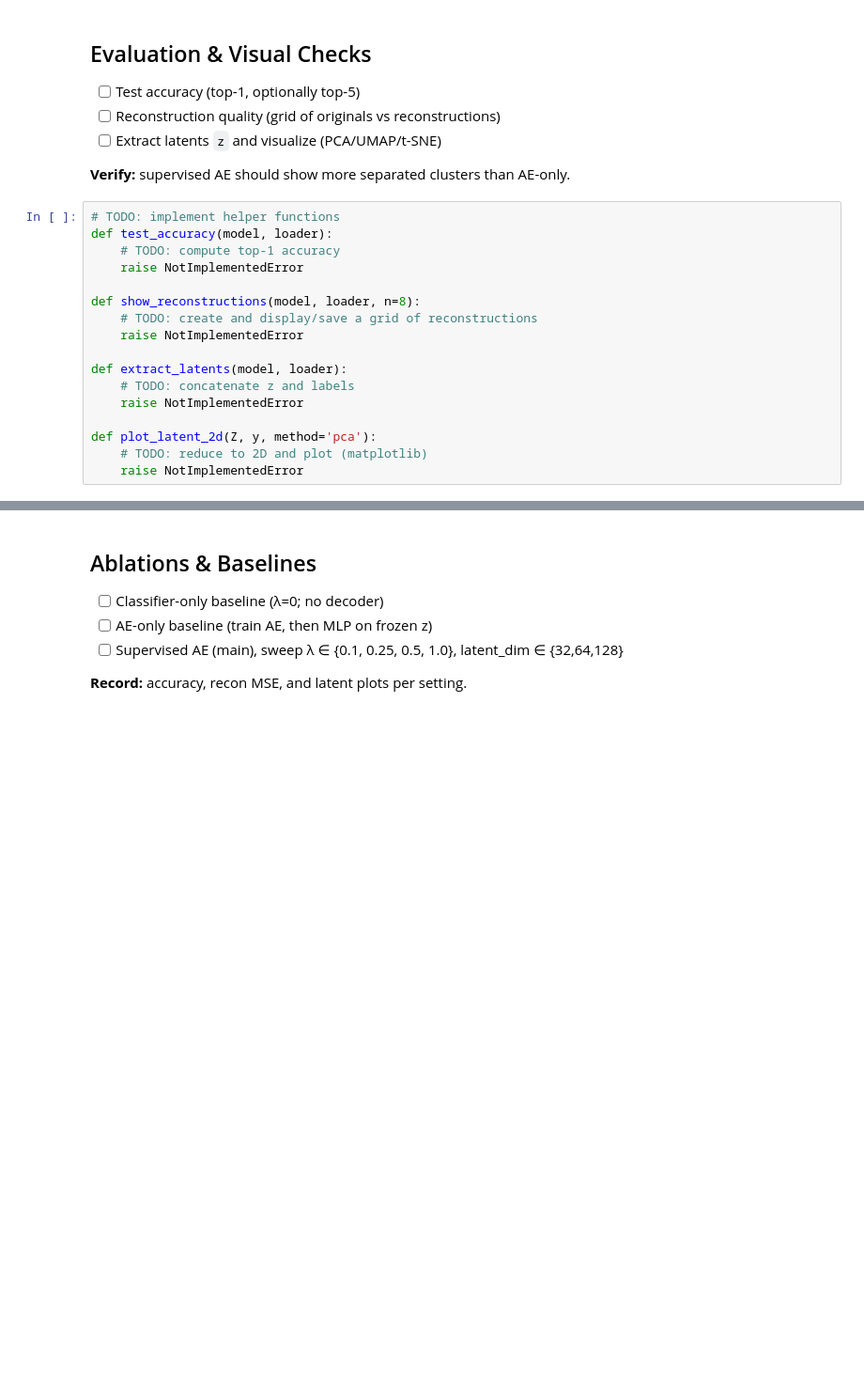
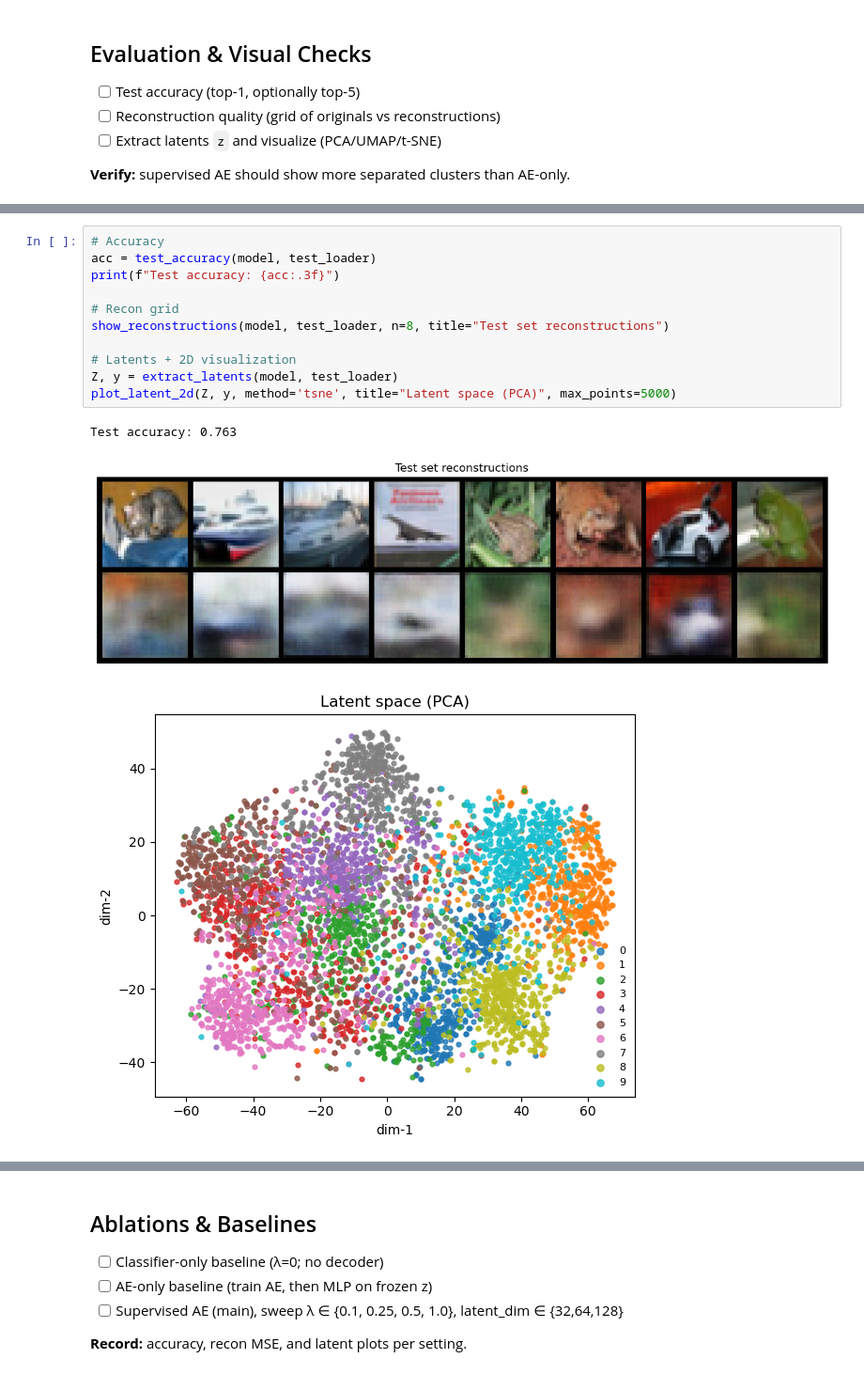
Before and after one commit to elfreyer/project_module_3, a Jupyter notebook: notebooks/02_supervised_autoencoder_cifar10.ipynb, the cells around one changed output, grey strips where cells are left out. Shown at 94% size. Cells and saved outputs as stored; diff of their text form; blank space fills up the shorter version.

```diff
--- a/notebooks/02_supervised_autoencoder_cifar10.ipynb
+++ b/notebooks/02_supervised_autoencoder_cifar10.ipynb
@@ -636,20 +646,3 @@ def fit(model, train_loader, val_loader, cfg):
 - [ ] Extract latents `z` and visualize (PCA/UMAP/t-SNE)
 
 **Verify:** supervised AE should show more separated clusters than AE-only.
-# %%
-# TODO: implement helper functions
-def test_accuracy(model, loader):
-    # TODO: compute top-1 accuracy
-    raise NotImplementedError
-
-def show_reconstructions(model, loader, n=8):
-    # TODO: create and display/save a grid of reconstructions
-    raise NotImplementedError
-
-def extract_latents(model, loader):
-    # TODO: concatenate z and labels
-    raise NotImplementedError
-
-def plot_latent_2d(Z, y, method='pca'):
-    # TODO: reduce to 2D and plot (matplotlib)
-    raise NotImplementedError
@@ -655,0 +779,15 @@ def plot_latent_2d(Z, y, method='pca'):
+# %%
+# Accuracy
+acc = test_accuracy(model, test_loader)
+print(f"Test accuracy: {acc:.3f}")
+
+# Recon grid
+show_reconstructions(model, test_loader, n=8, title="Test set reconstructions")
+
+# Latents + 2D visualization
+Z, y = extract_latents(model, test_loader)
+plot_latent_2d(Z, y, method='tsne', title="Latent space (PCA)", max_points=5000)
+# %% [output]
+Test accuracy: 0.763
+[figure, added]
+[figure, added]
```
Also changed, not shown: parts of 15 cells of this notebook.
